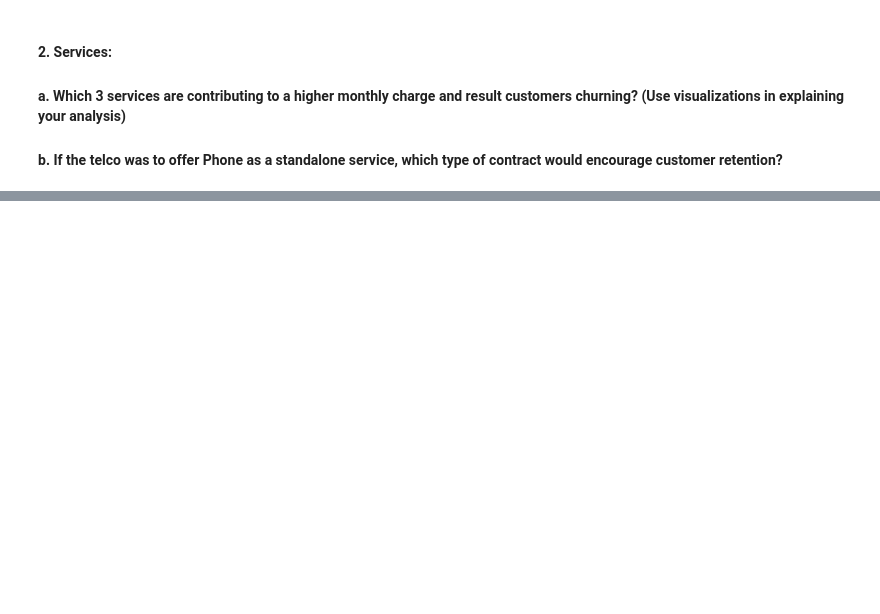
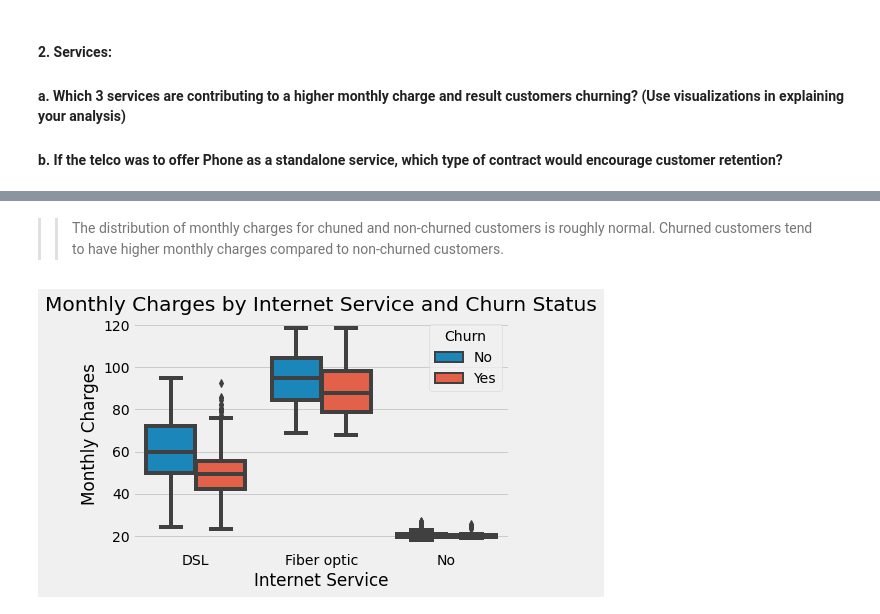
Before and after one commit to gathungugabriel/ADS-Assignment-4, a Jupyter notebook: Untitled.ipynb, the cells around one changed output, grey strips where cells are left out. Saved outputs shown, nothing was run; the diff lists cells and outputs as text; code cells hidden in the pictures; blank space fills up the shorter version.

```diff
--- a/Untitled.ipynb
+++ b/Untitled.ipynb
@@ -154,0 +240,13 @@ fig.show()
+# %% [markdown]
+ >>The distribution of monthly charges for chuned and non-churned customers is roughly normal. Churned customers tend to have higher monthly charges compared to non-churned customers.
+# %%
+
+
+# Creating a box plots of monthly charges by service type
+sns.boxplot(x='InternetService', y='MonthlyCharges', hue='Churn', data=telco_data)
+plt.xlabel('Internet Service')
+plt.ylabel('Monthly Charges')
+plt.title('Monthly Charges by Internet Service and Churn Status')
+plt.show()
+# %% [output]
+[figure, added]
```
Also changed, not shown: parts of 15 cells of this notebook.
